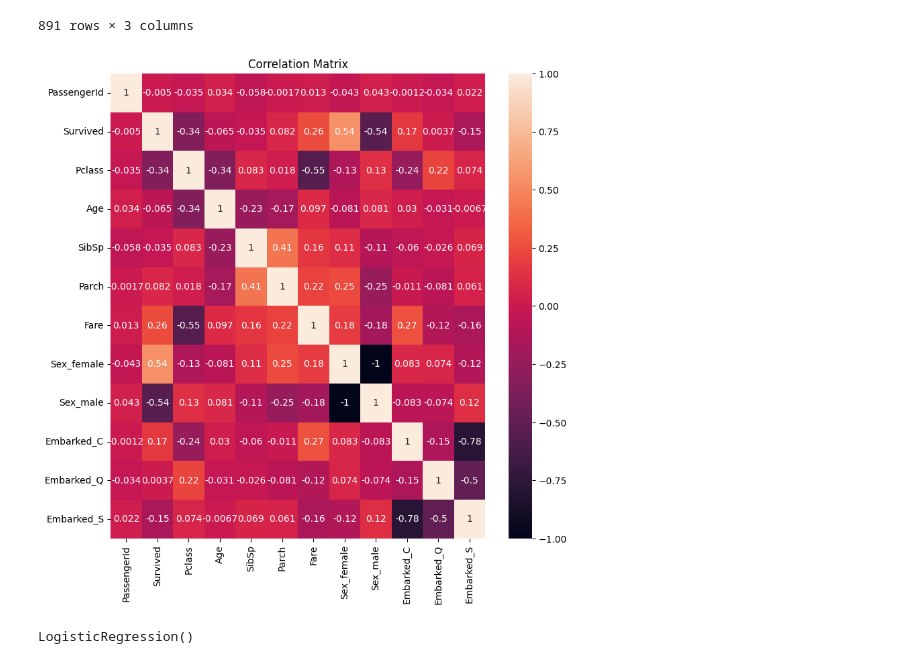
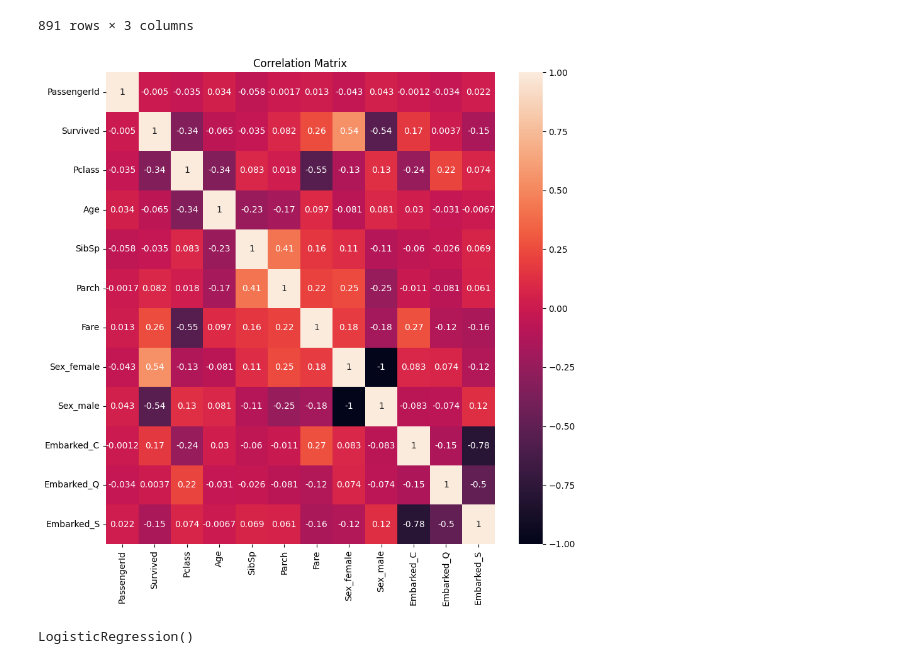
Before and after one commit to pkdc/titanic-survival-prediction, a Jupyter notebook: notebook/titanic.ipynb, the cells around one changed output. Saved outputs shown, nothing was run; the diff lists cells and outputs as text; code cells hidden in the pictures.

```diff
--- a/notebook/titanic.ipynb
+++ b/notebook/titanic.ipynb
@@ -363,11 +363,13 @@ corr_matrix = train_data.corr(numeric_only=True)
 # %%
 plt.figure(figsize=(9,9))
 
 sns.heatmap(corr_matrix, annot=True)
 plt.title('Correlation Matrix')
+plt.tight_layout()
+
 plt.savefig('../figures/correlation_matrix.jpeg')
 # %% [output]
-[figure, old version]
+[figure, new version]
 # %%
 # drop columns that are not useful
 train_data = train_data.drop(columns=['Name', 'Ticket', 'PassengerId'])
```
Also changed, not shown: parts of 1 cell of this notebook, 3 other files.
